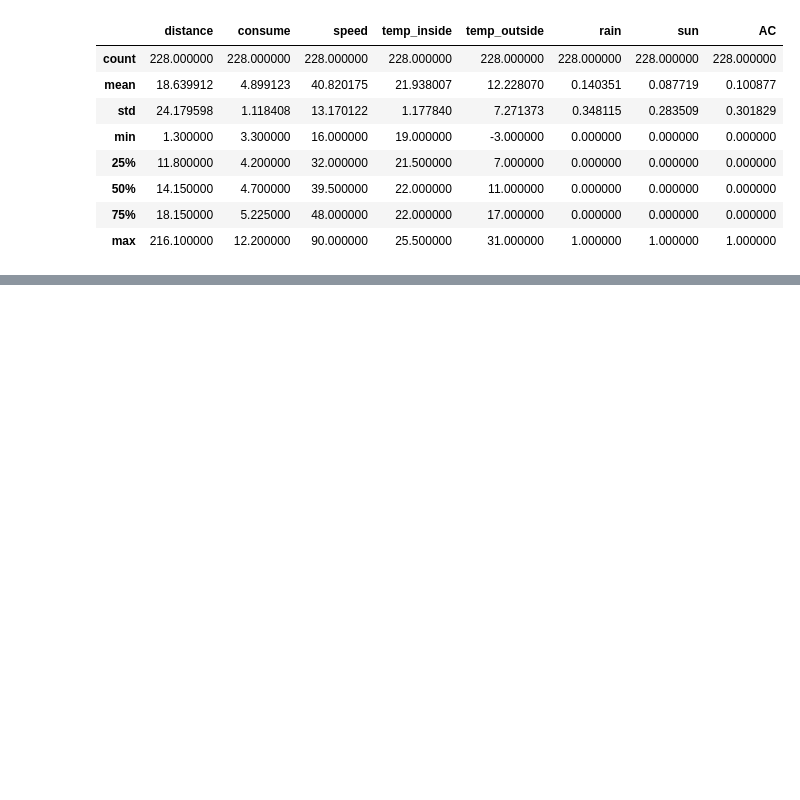
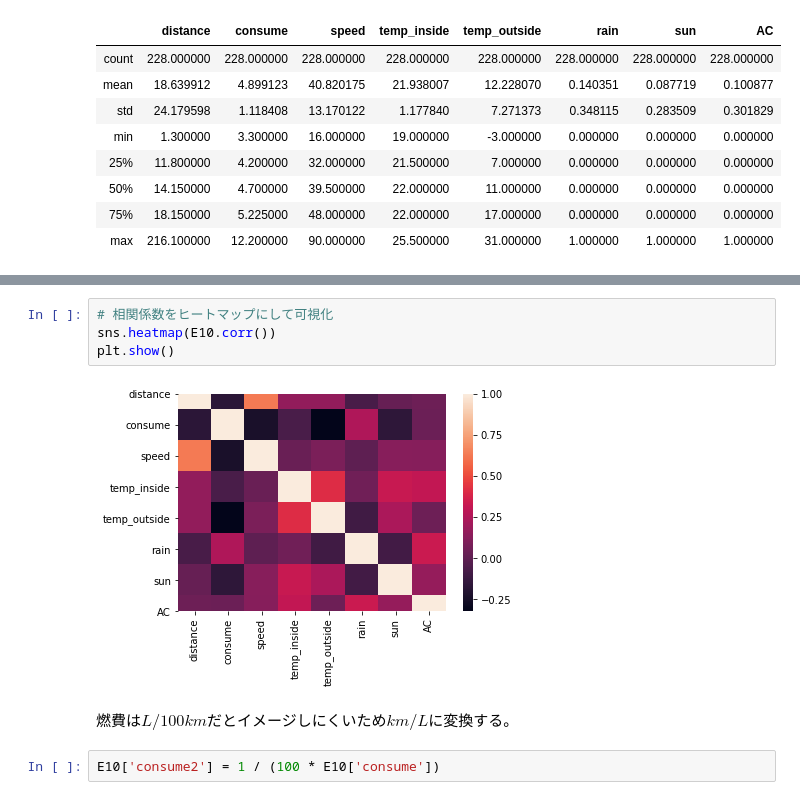
Before and after one commit to mingming8000/ML2019, a Jupyter notebook: Day1_work_やまなか.ipynb, the cells around one changed output, grey strips where cells are left out. Saved outputs shown, nothing was run; the diff lists cells and outputs as text; blank space fills up the shorter version.

```diff
--- a/Day1_work_やまなか.ipynb
+++ b/Day1_work_やまなか.ipynb
@@ -214,0 +159,10 @@ array([-0.0001, -0.013 ,  0.105 , -0.0473])
+# %%
+# 相関係数をヒートマップにして可視化
+sns.heatmap(E10.corr())
+plt.show()
+# %% [output]
+[figure, added]
+# %% [markdown]
+燃費は$L/100km$だとイメージしにくいため$km/L$に変換する。
+# %%
+E10['consume2'] = 1 / (100 * E10['consume'])
```
Also changed, not shown: parts of 33 cells of this notebook.
